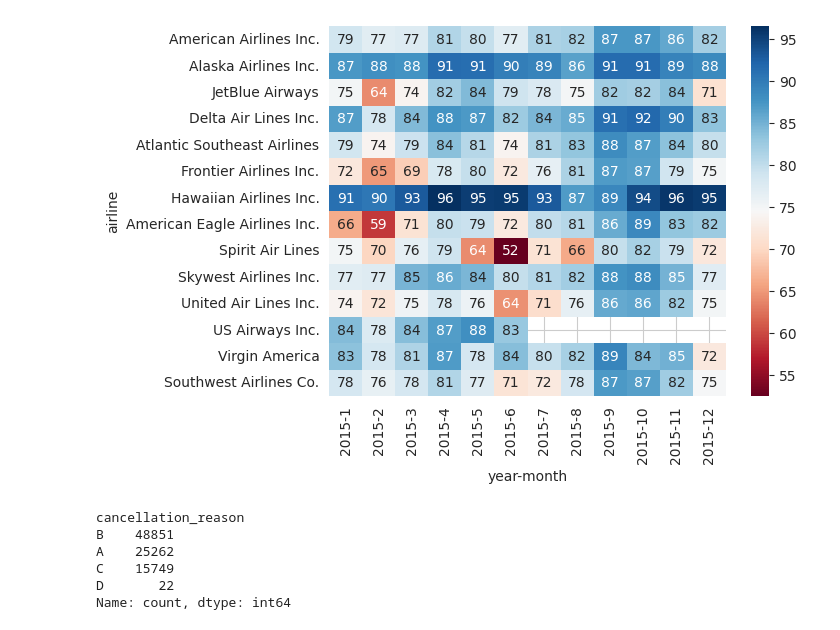
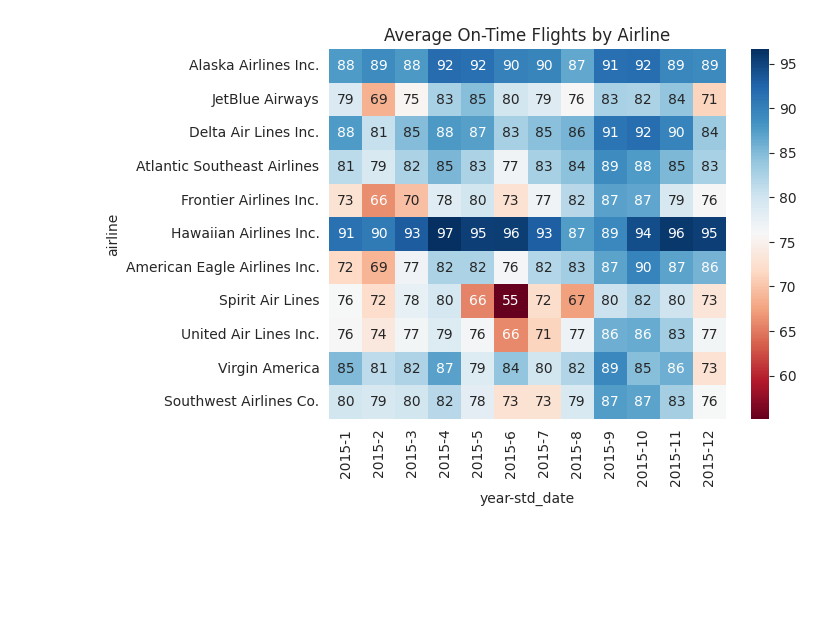
Before and after one commit to cmd-master/airline, a Jupyter notebook: airline-delays.ipynb, the cells around one changed output. Cells and saved outputs as stored; diff of their text form; code cells hidden in the pictures; blank space fills up the shorter version.

Commit message:
Kaggle Notebook | USA Airline Delays in 2015 | Version 7

```diff
--- a/airline-delays.ipynb
+++ b/airline-delays.ipynb
@@ -35,18 +31,0 @@ df['otp_dep15'] = np.where(df['departure_delay'] <= 15, 1, 0)
-# %%
-## Cleaning Time
-def convert_time(col):
-    return pd.to_datetime(col, format='%H%M', errors='coerce').dt.time
-
-tim = ['scheduled_departure', 'departure_time', 'taxi_out',
-       'wheels_off', 'scheduled_time', 'elapsed_time', 'air_time',
-       'wheels_on', 'taxi_in', 'scheduled_arrival', 'arrival_time']
-
-for tt in tim:
-    df[tt] = convert_time(df[tt])
-
-# Organization
-tim.append('date')
-num = [x for x in df.columns if df.dtypes[x] in ('int64', 'float')]
-cat = [x for x in df.columns if df.dtypes[x] == 'object' and x not in tim]
-target = 'otp_dep15'
-num.remove(target)
@@ -96,6 +35,9 @@ Around 1-2% of flights for an airline would be cancelled in a given year. Cancel
 # %%
-g = df.pivot_table('cancelled', columns=['year', 'month']
-              , index=['airline'], aggfunc='mean') * 100
-g.index = g.index.map(airlines.set_index('IATA_CODE')['AIRLINE'])
-sns.heatmap(g, annot=True, cmap='Reds', fmt=".0f");
+g = df.pivot_table('flight_number', index='airline'
+              , columns=[df['year'], df['month']]
+              , aggfunc='count') / 1000
+g.index = g.index.map(rairline.set_index('IATA_CODE')['AIRLINE'])
+sns.heatmap(g, cmap='RdBu', annot=True, fmt='.0f')
+
+plt.title("Volume Count by Airline");
 # %% [output]
@@ -106,16 +54,10 @@ Between Sep to Nov, airlines are almost always on time with an OTP performance o
 # %%
-g = df.pivot_table(target, index='airline'
-               , columns=['year', 'month'], aggfunc='mean') * 100
-g.index = g.index.map(airlines.set_index('IATA_CODE')['AIRLINE'])
-sns.heatmap(g, cmap='RdBu', fmt='.0f', annot=True);
+g = train.query('cancelled == 0 and diverted == 0')
+g = g.pivot_table(target, index='airline'
+             , columns=[g['year'], g['std_date'].dt.month]
+             , aggfunc='mean')  * 100
+g.index = g.index.map(rairline.set_index('IATA_CODE')['AIRLINE'])
+sns.heatmap(g, annot=True, cmap='RdBu')
+plt.title('Average On-Time Flights by Airline');
 # %% [output]
-[figure, old version]
+[figure, new version]
-# %%
-df.cancellation_reason.value_counts()
-# %% [output]
-cancellation_reason
-B    48851
-A    25262
-C    15749
-D       22
-Name: count, dtype: int64
```
Also changed, not shown: parts of 19 cells of this notebook.
